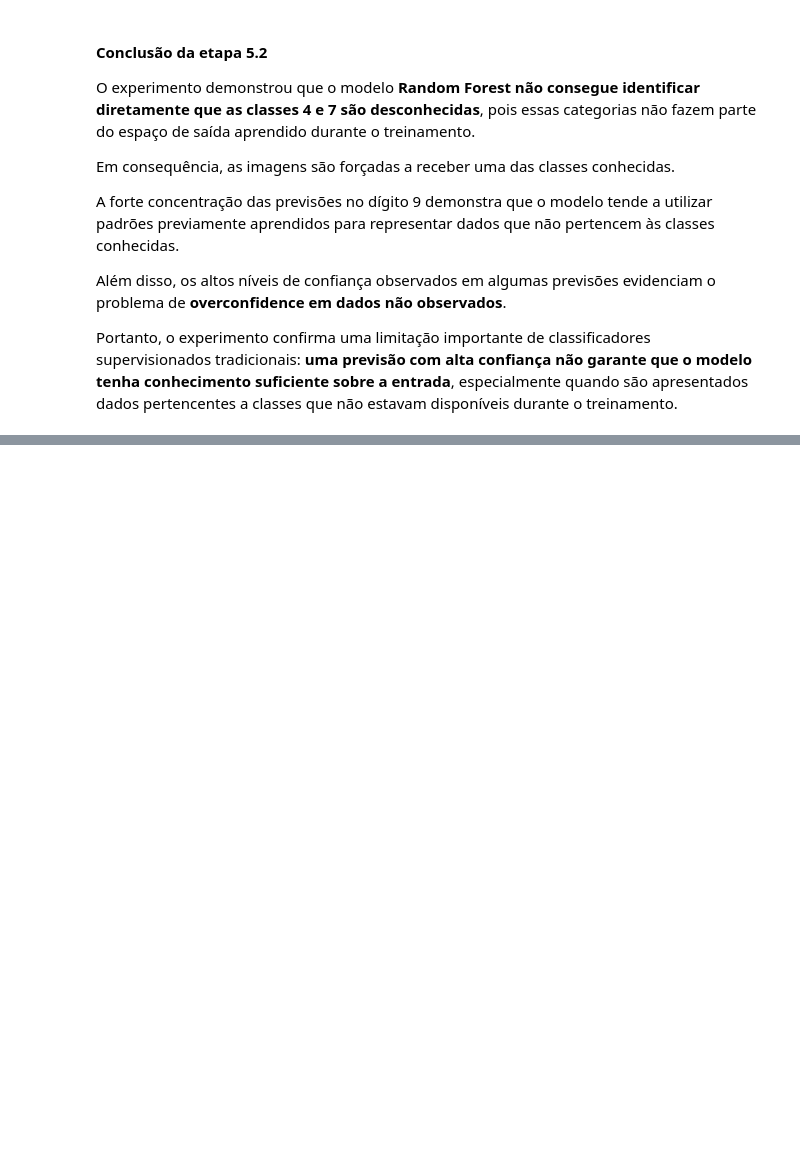
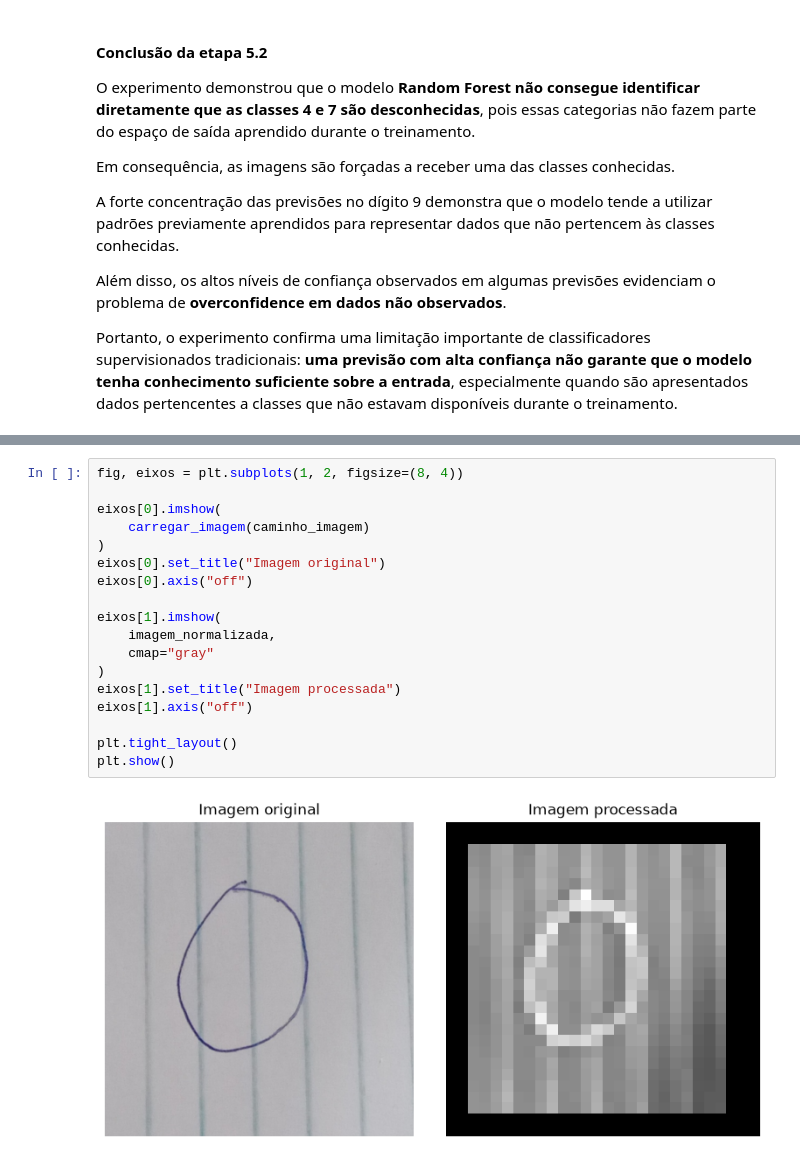
Before and after one commit to Franciane-sl/MNIST_Classification, a Jupyter notebook: notebooks/mnist_classification.ipynb, the cells around one changed output, grey strips where cells are left out. Saved outputs shown, nothing was run; the diff lists cells and outputs as text; blank space fills up the shorter version.

```diff
--- a/notebooks/mnist_classification.ipynb
+++ b/notebooks/mnist_classification.ipynb
@@ -2150,0 +2233,20 @@ Portanto, o experimento confirma uma limitação importante de classificadores s
+# %%
+fig, eixos = plt.subplots(1, 2, figsize=(8, 4))
+
+eixos[0].imshow(
+    carregar_imagem(caminho_imagem)
+)
+eixos[0].set_title("Imagem original")
+eixos[0].axis("off")
+
+eixos[1].imshow(
+    imagem_normalizada,
+    cmap="gray"
+)
+eixos[1].set_title("Imagem processada")
+eixos[1].axis("off")
+
+plt.tight_layout()
+plt.show()
+# %% [output]
+[figure, added]
```
Also changed, not shown: parts of 51 cells of this notebook.
